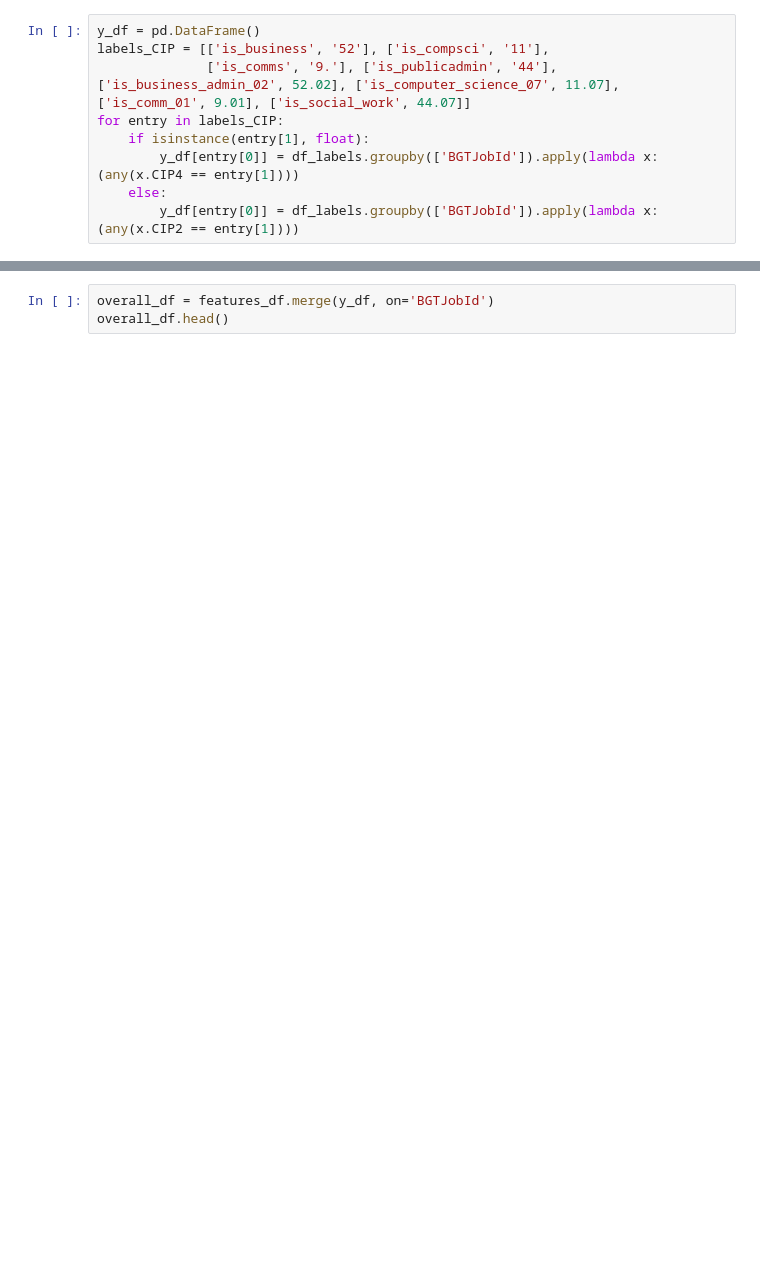
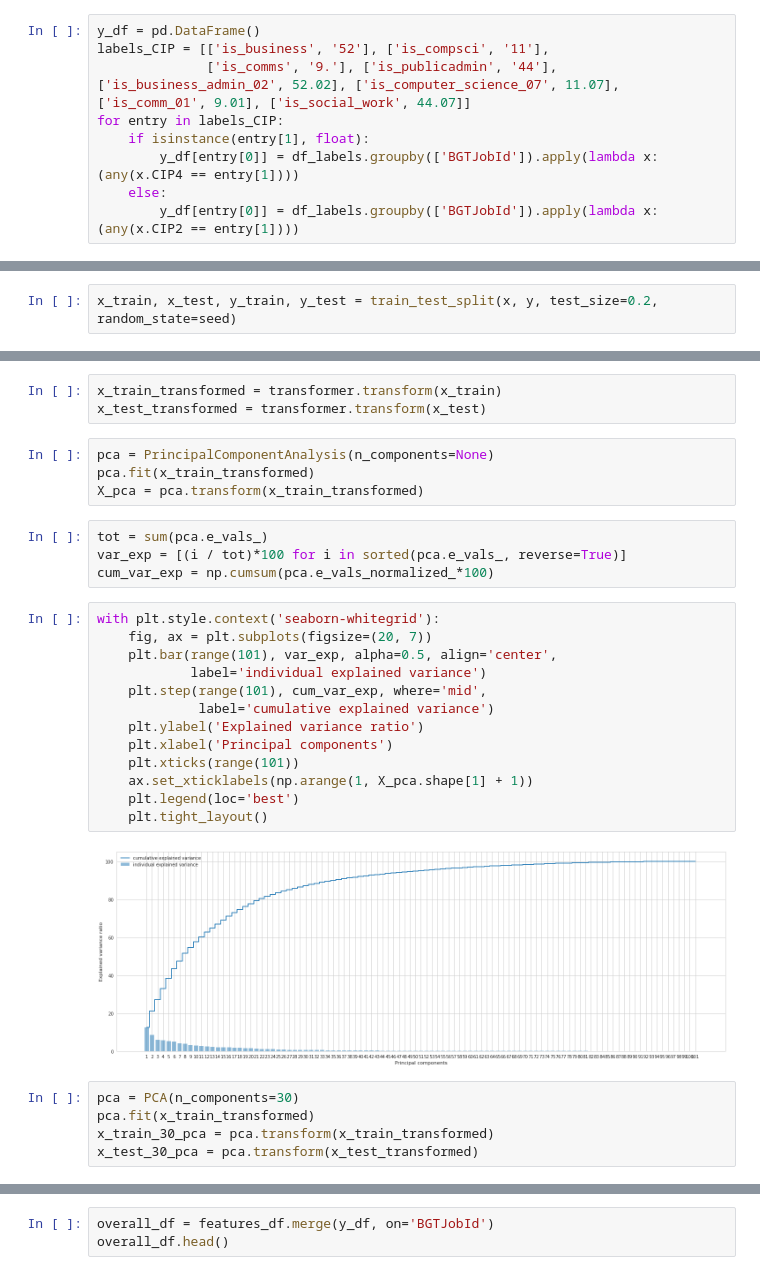
Before and after one commit to haydlite/skills_crash_ML, a Jupyter notebook: Presentation.ipynb, the cells around one changed output, grey strips where cells are left out. Saved outputs shown, nothing was run; the diff lists cells and outputs as text; blank space fills up the shorter version.

```diff
--- a/Presentation.ipynb
+++ b/Presentation.ipynb
@@ -71,0 +86,2 @@ y_df
+# %%
+x_train, x_test, y_train, y_test = train_test_split(x, y, test_size=0.2, random_state=seed)
@@ -72,2 +151,33 @@ y_df
+# %%
+x_train_transformed = transformer.transform(x_train)
+x_test_transformed = transformer.transform(x_test)
+# %%
+pca = PrincipalComponentAnalysis(n_components=None)
+pca.fit(x_train_transformed)
+X_pca = pca.transform(x_train_transformed)
+# %%
+tot = sum(pca.e_vals_)
+var_exp = [(i / tot)*100 for i in sorted(pca.e_vals_, reverse=True)]
+cum_var_exp = np.cumsum(pca.e_vals_normalized_*100)
+# %%
+with plt.style.context('seaborn-whitegrid'):
+    fig, ax = plt.subplots(figsize=(20, 7))
+    plt.bar(range(101), var_exp, alpha=0.5, align='center',
+            label='individual explained variance')
+    plt.step(range(101), cum_var_exp, where='mid',
+             label='cumulative explained variance')
+    plt.ylabel('Explained variance ratio')
+    plt.xlabel('Principal components')
+    plt.xticks(range(101))
+    ax.set_xticklabels(np.arange(1, X_pca.shape[1] + 1))
+    plt.legend(loc='best')
+    plt.tight_layout()
+# %% [output]
+[figure, added]
+# %%
+pca = PCA(n_components=30)
+pca.fit(x_train_transformed)
+x_train_30_pca = pca.transform(x_train_transformed)
+x_test_30_pca = pca.transform(x_test_transformed)
 # %% [markdown]
 # A Haphazard Journey into Machine Learning and Natural Language Processing
```
Also changed, not shown: parts of 79 cells of this notebook, 12 other files.
